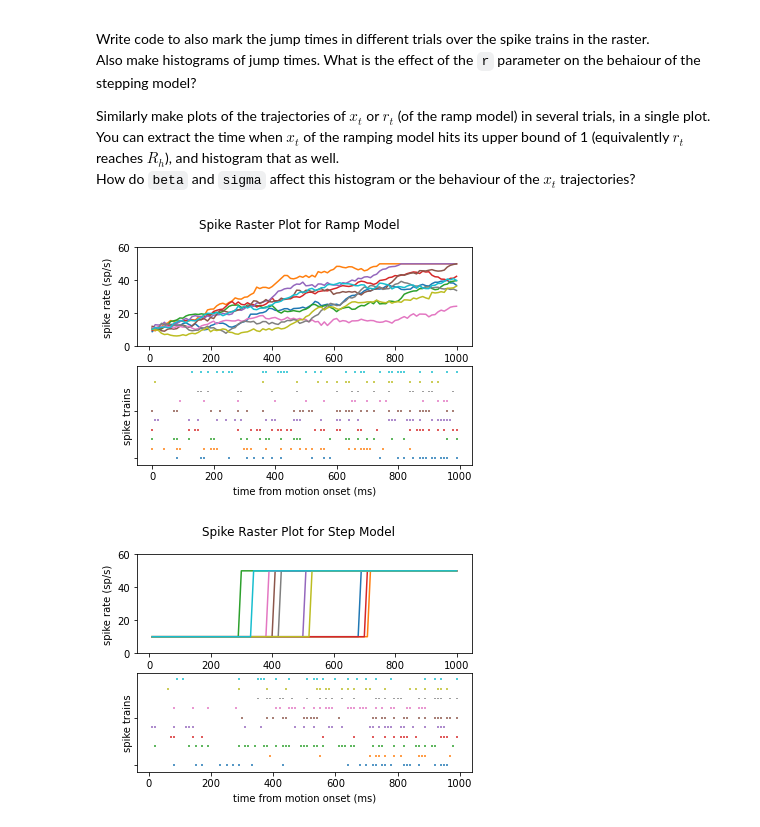
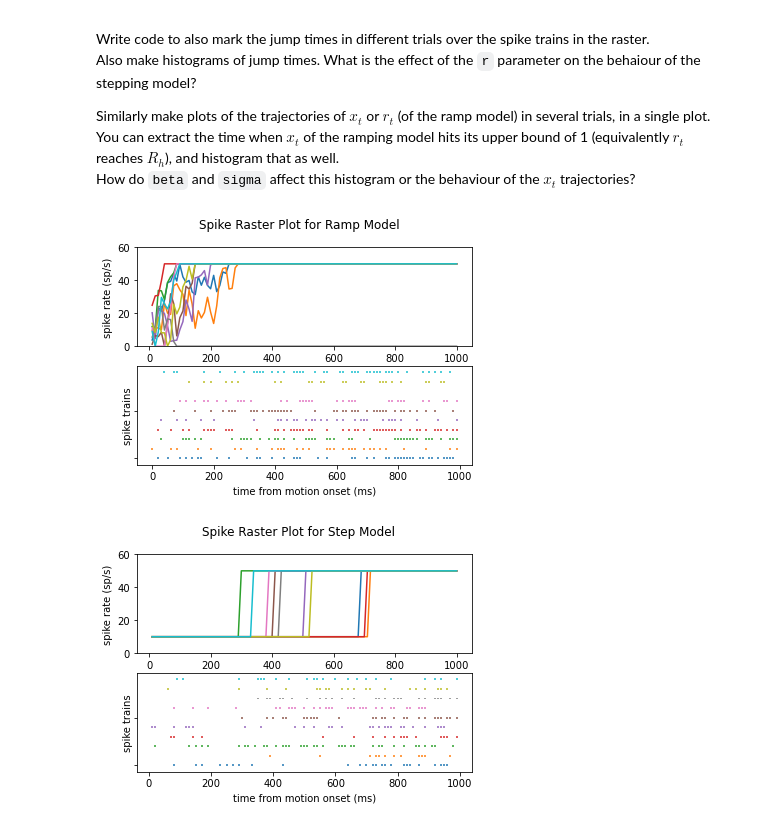
Before and after one commit to derek1909/GG3G3, a Jupyter notebook: GG3_project.ipynb, the cells around one changed output. Drawn from its saved outputs; the diff is of its cells as text; code cells hidden in the pictures.

```diff
--- a/GG3_project.ipynb
+++ b/GG3_project.ipynb
@@ -320,36 +320,36 @@ How do `beta` and `sigma` affect this histogram or the behaviour of the $x_t$ tr
 import numpy as np
 import matplotlib.pyplot as plt
 # %%
-ramp = RampModel(beta=0.5, sigma=0.2, x0=.2, Rh=50)
+ramp = RampModel(beta=1, sigma=2, x0=.2, Rh=50)
 T = 100
 ramp_arr = ramp.simulate(Ntrials=10, get_rate=True, T = T)
 
 fig, (ax1, ax2) = plt.subplots(2)
 fig.suptitle("Spike Raster Plot for Ramp Model")
 times_ms = np.linspace(1e3/T,1e3,T)
 #print(times_ms)
 for i in range(len(ramp_arr[2])):
     ax1.plot(times_ms, ramp_arr[2][i])
 ax1.set_ylabel("spike rate (sp/s)")
 ax1.set_ylim(0, 60)
 
 # record time of spikes in milliseconds
 spike_trains_timestamp = []
 for spike_train in ramp_arr[0]:
     timestamp = []
     for i in range(len(spike_train)):
         if spike_train[i]!=0:
             timestamp.append(i*1e3/T)
     spike_trains_timestamp.append(timestamp)
 colors1 = ['C{}'.format(i) for i in range(len(ramp_arr[0]))] #set different color for each set of neural data
 ax2.eventplot(spike_trains_timestamp, colors=colors1, linelengths=0.2)
 ax2.yaxis.set_tick_params(labelleft=False)
 ax2.set_xlabel("time from motion onset (ms)")
 ax2.set_ylabel("spike trains")
 
 fig.show()
 # %% [output]
-[figure, old version]
+[figure, new version]
 # %%
 step = StepModel(m=50, r=10, x0=0.2, Rh=50)
 T = 100
```
Also changed, not shown: parts of 2 cells of this notebook.
